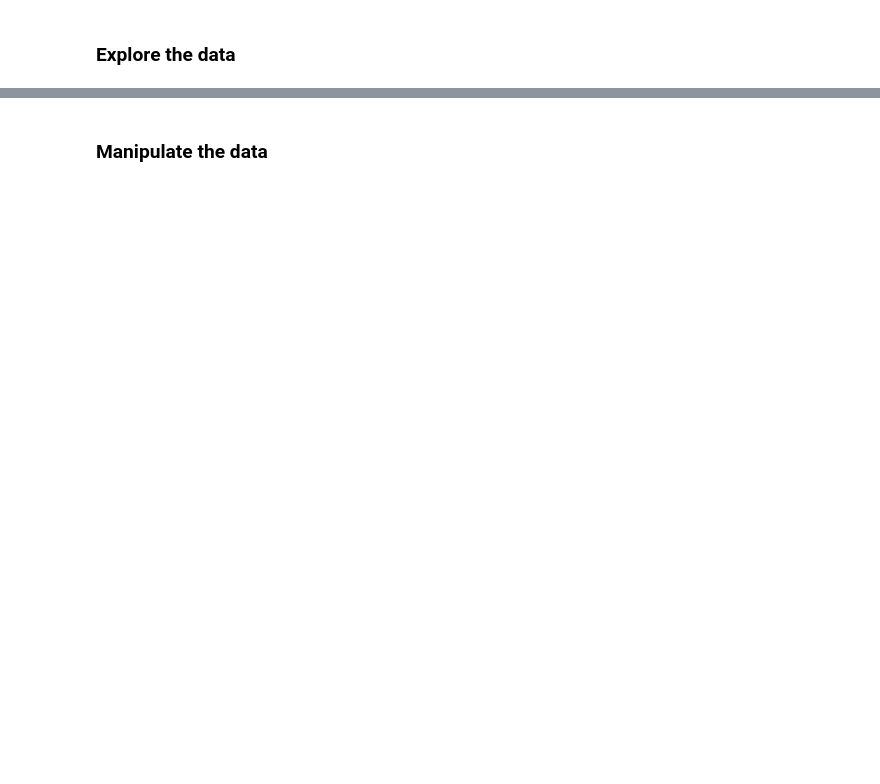
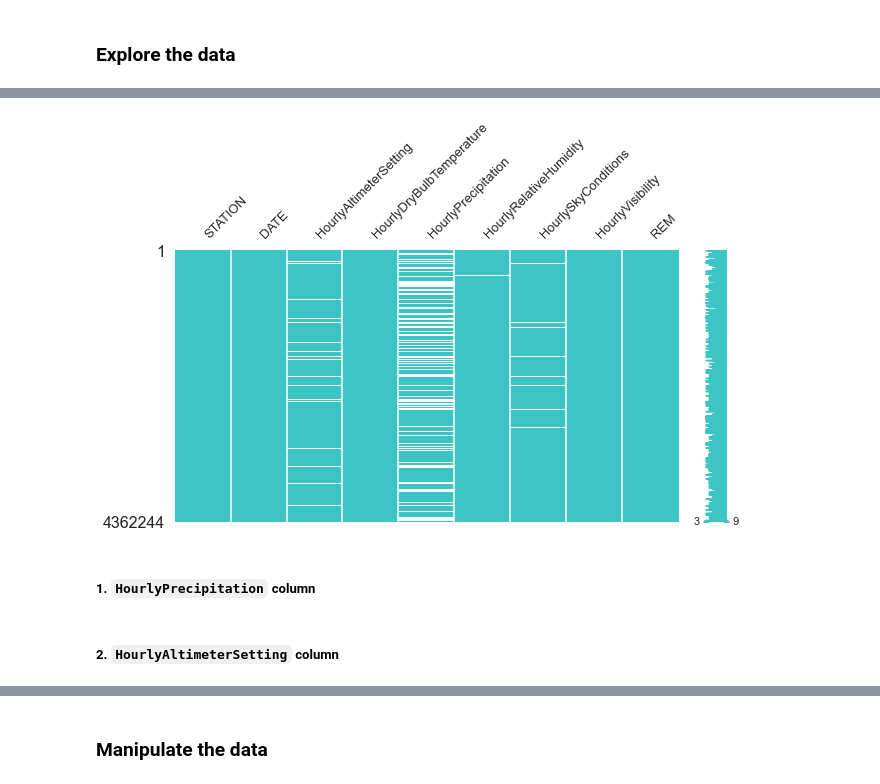
Before and after one commit to malonsol/TFM_KSchool, a Jupyter notebook: EDA/DELAY/LCD_DataPreparation.ipynb, the cells around one changed output, grey strips where cells are left out. Saved outputs shown, nothing was run; the diff lists cells and outputs as text; code cells hidden in the pictures; blank space fills up the shorter version.

```diff
--- a/EDA/DELAY/LCD_DataPreparation.ipynb
+++ b/EDA/DELAY/LCD_DataPreparation.ipynb
@@ -433,0 +411,6 @@ prof.to_file(report_name)
+# %%
+# Drop rows which mainly consist of NaN elements:
+missingcols = [col for col in LCD.columns if col not in ['STATION', 'DATE', 'REM']]
+missingRows = len(LCD.dropna(axis=0, how='all', subset=missingcols))
+print("Rows which are mainly empty: {:d} ({:5.2f}%)".format(len(LCD) - missingRows,
+                                                          100 * (len(LCD) - missingRows) / len(LCD)))
@@ -433,0 +419,4 @@ prof.to_file(report_name)
+# %%
+# Since they account for 3% of the dataset, we will just drop them:
+LCD.dropna(axis=0, how='all', subset=missingcols, inplace=True)
+LCD.shape
@@ -433,0 +443,6 @@ prof.to_file(report_name)
+# %%
+msno.matrix(LCD, figsize=(10, 5), color=(0.24, 0.77, 0.77), fontsize=13);
+# %% [output]
+[figure, added]
+# %% [markdown]
+##### 1. `HourlyPrecipitation` column
@@ -433,0 +451,2 @@ prof.to_file(report_name)
+# %% [markdown]
+##### 2. `HourlyAltimeterSetting` column
```
Also changed, not shown: parts of 55 cells of this notebook.
